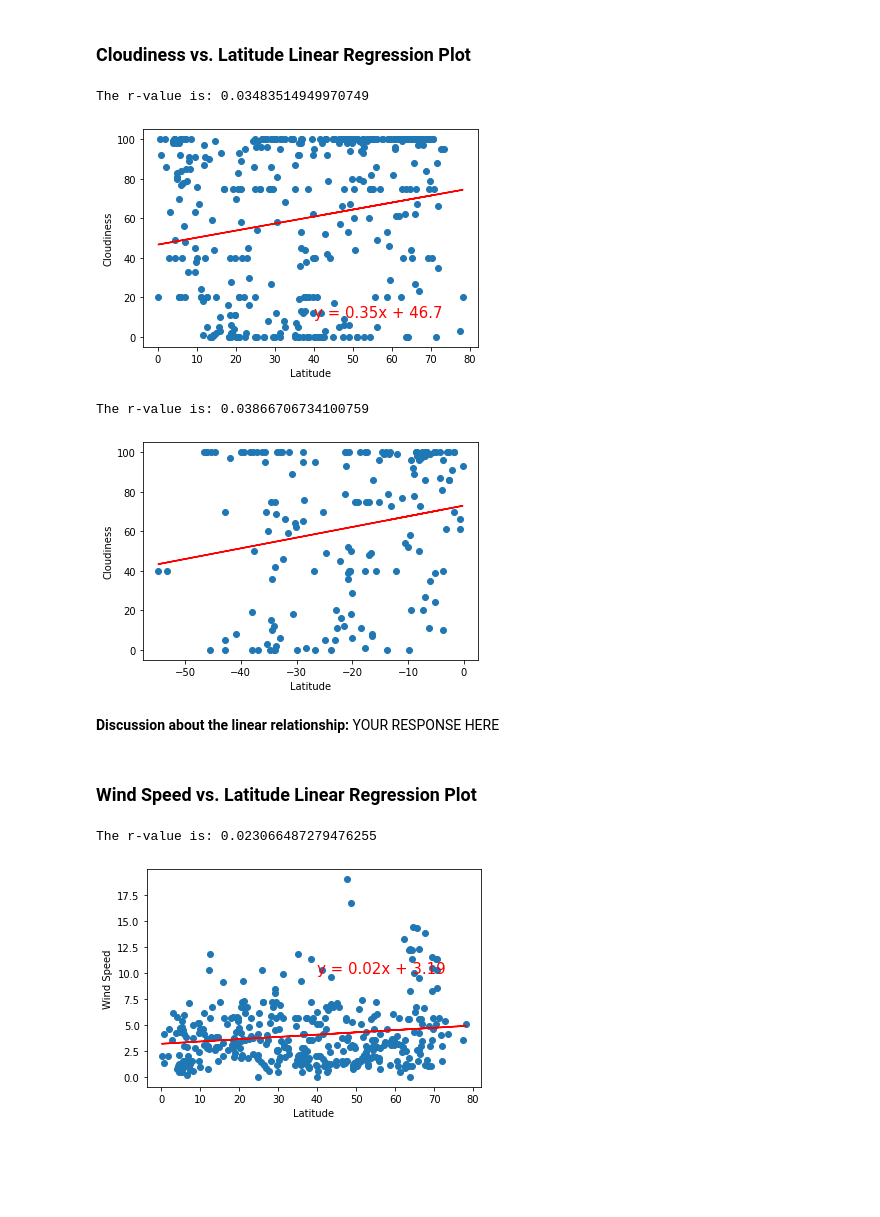
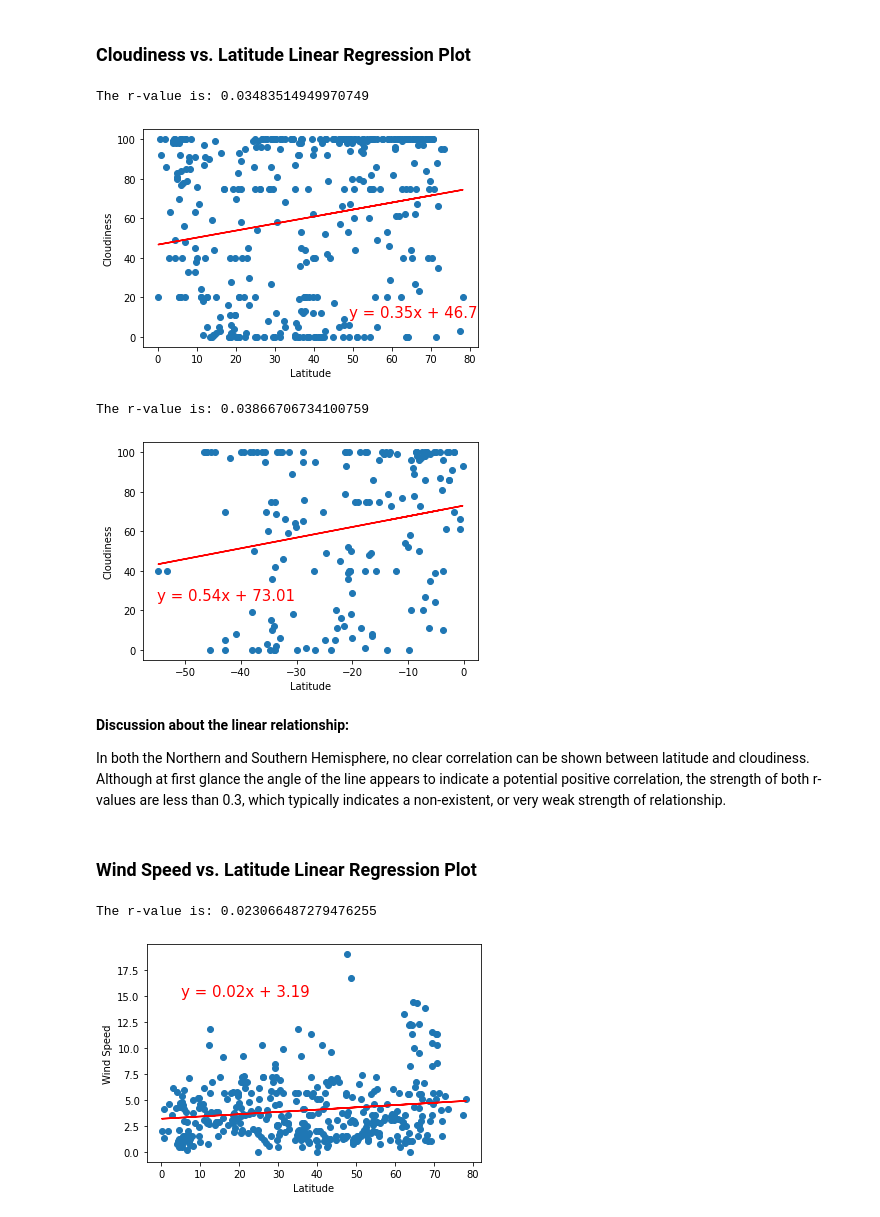
Before and after one commit to maderamel/python-api-challenge, a Jupyter notebook: WeatherPy.ipynb, the cells around one changed output. Cells and saved outputs as stored; diff of their text form; code cells hidden in the pictures; blank space fills up the shorter version.

Commit message:
adjusted coordinates of y=mx+b on each scatterplot

```diff
--- a/WeatherPy.ipynb
+++ b/WeatherPy.ipynb
@@ -359,25 +362,27 @@ The r-value is: 0.13526428175030863
 ### Cloudiness vs. Latitude Linear Regression Plot
 # %%
 # Northern Hemisphere
-plot_linear_regression(northern_hemi_df["Lat"], northern_hemi_df["Cloudiness"], "Cloudiness", (40,10))
+plot_linear_regression(northern_hemi_df["Lat"], northern_hemi_df["Cloudiness"], "Cloudiness", (49,10))
 # %% [output]
 The r-value is: 0.03483514949970749
-[figure, old version]
+[figure, new version]
 # %%
 # Southern Hemisphere
-plot_linear_regression(southern_hemi_df["Lat"], southern_hemi_df["Cloudiness"], "Cloudiness", (40,10))
+plot_linear_regression(southern_hemi_df["Lat"], southern_hemi_df["Cloudiness"], "Cloudiness", (-55,25))
 # %% [output]
 The r-value is: 0.03866706734100759
-[figure, old version]
+[figure, new version]
-# %% [markdown]
-**Discussion about the linear relationship:** YOUR RESPONSE HERE
+# %% [markdown]
+**Discussion about the linear relationship:**
+
+In both the Northern and Southern Hemisphere, no clear correlation can be shown between latitude and cloudiness. Although at first glance the angle of the line appears to indicate a potential positive correlation, the strength of both r-values are less than 0.3, which typically indicates a non-existent, or very weak strength of relationship.
 # %% [markdown]
 ### Wind Speed vs. Latitude Linear Regression Plot
 # %%
 # Northern Hemisphere
-plot_linear_regression(northern_hemi_df["Lat"], northern_hemi_df["Wind Speed"], "Wind Speed", (40,10))
+plot_linear_regression(northern_hemi_df["Lat"], northern_hemi_df["Wind Speed"], "Wind Speed", (5,15))
 # %% [output]
 The r-value is: 0.023066487279476255
-[figure, old version]
+[figure, new version]
 # %%
 # Southern Hemisphere
```
Also changed, not shown: parts of 11 cells of this notebook.
